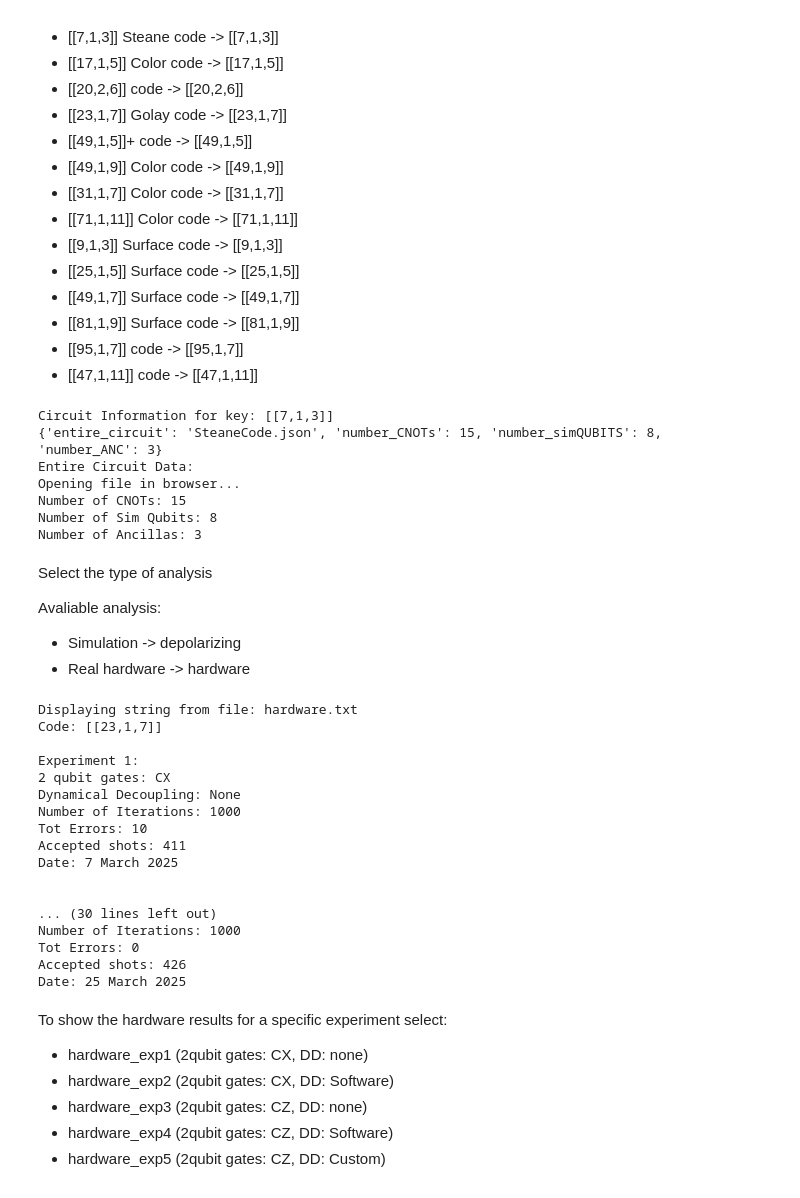
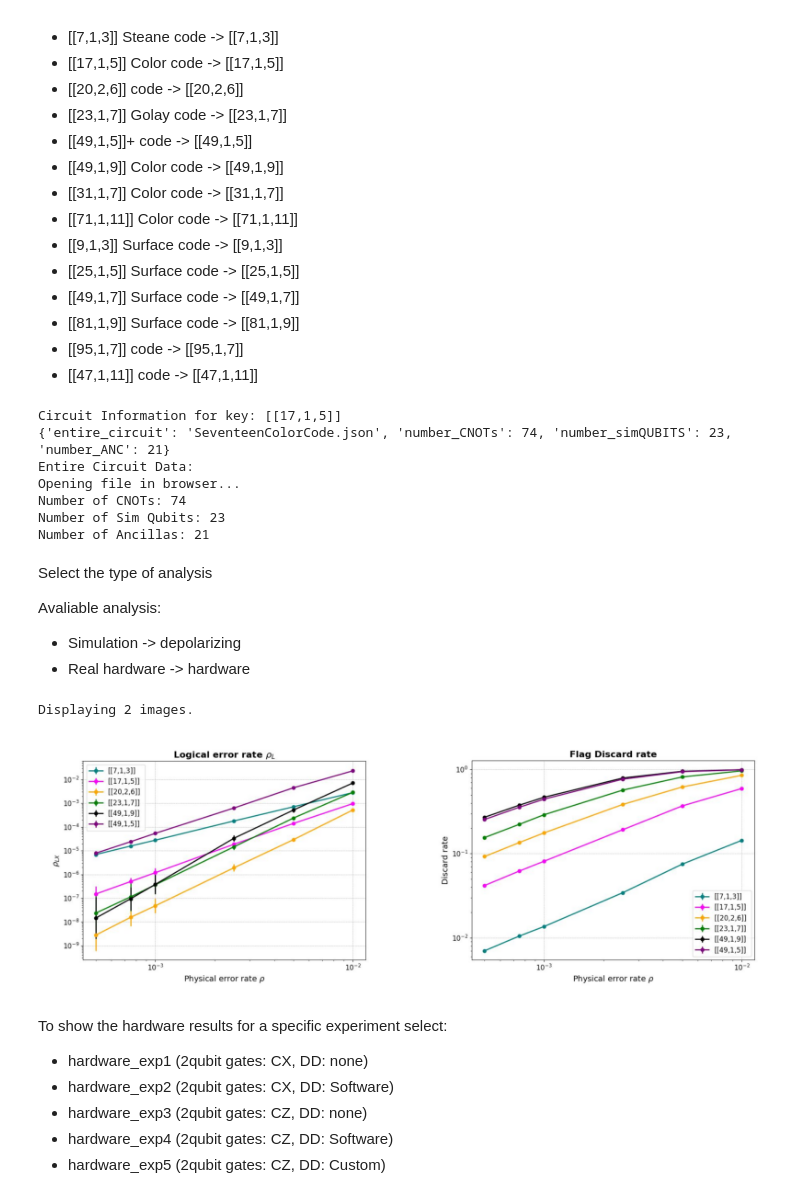
Before and after one commit to CQCL/flag_at_origin_paper, a Jupyter notebook: Notebook_1.ipynb, the cells around one changed output. Cells and saved outputs as stored; diff of their text form; code cells hidden in the pictures.

```diff
--- a/Notebook_1.ipynb
+++ b/Notebook_1.ipynb
@@ -21,15 +21,15 @@ import Notebook_functs as Sf
 import importlib
 importlib.reload(Sf)  # Reloads the module to include recent changes
 
-Sf.choose_code()
+Sf.choose_code("[[17,1,5]]")
 # %% [output]
-Circuit Information for key: [[7,1,3]]
-{'entire_circuit': 'SteaneCode.json', 'number_CNOTs': 15, 'number_simQUBITS': 8, 'number_ANC': 3}
+Circuit Information for key: [[17,1,5]]
+{'entire_circuit': 'SeventeenColorCode.json', 'number_CNOTs': 74, 'number_simQUBITS': 23, 'number_ANC': 21}
 Entire Circuit Data:
 Opening file in browser...
-Number of CNOTs: 15
-Number of Sim Qubits: 8
-Number of Ancillas: 3
+Number of CNOTs: 74
+Number of Sim Qubits: 23
+Number of Ancillas: 21
 # %% [markdown]
 Select the type of analysis
 
@@ -38,25 +38,10 @@ Avaliable analysis:
 - Real hardware -> hardware
 # %%
 
-Sf.evaluate_logical_error_rate()
+Sf.evaluate_logical_error_rate("depolarizing")
 # %% [output]
-Displaying string from file: hardware.txt
-Code: [[23,1,7]]
-
-Experiment 1:
-2 qubit gates: CX
-Dynamical Decoupling: None
-Number of Iterations: 1000
-Tot Errors: 10
-Accepted shots: 411
-Date: 7 March 2025
-
-
-... (30 lines left out)
-Number of Iterations: 1000
-Tot Errors: 0
-Accepted shots: 426
-Date: 25 March 2025
+Displaying 2 images.
+[figure, added]
 # %% [markdown]
 To show the hardware results for a specific experiment select:
 - hardware_exp1 (2qubit gates: CX, DD: none)
```
Also changed, not shown: parts of 7 cells of this notebook, 2 other files.
